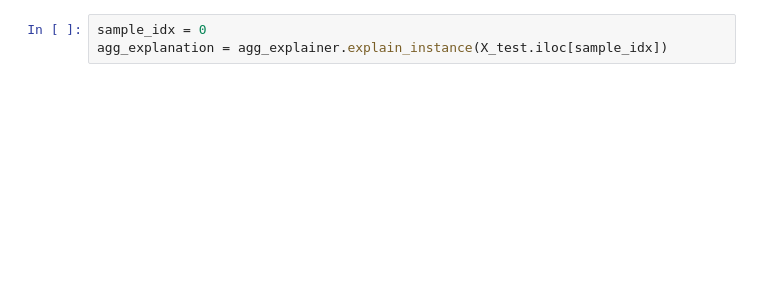
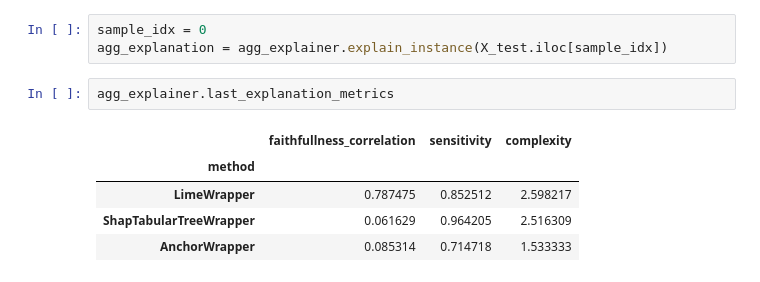
Before and after one commit to hiaac-finance/xai_aggregation, a Jupyter notebook: examples/usage_example.ipynb, the cells around one changed output. Saved outputs shown, nothing was run; the diff lists cells and outputs as text; blank space fills up the shorter version.

```diff
--- a/examples/usage_example.ipynb
+++ b/examples/usage_example.ipynb
@@ -199,6 +204,14 @@ Epoch 50/50
 # %%
 sample_idx = 0
 agg_explanation = agg_explainer.explain_instance(X_test.iloc[sample_idx])
+# %%
+agg_explainer.last_explanation_metrics
+# %% [output]
+|  | faithfullness_correlation | sensitivity | complexity |
+| method |  |  |  |
+| LimeWrapper | 0.787475 | 0.852512 | 2.598217 |
+| ShapTabularTreeWrapper | 0.061629 | 0.964205 | 2.516309 |
+| AnchorWrapper | 0.085314 | 0.714718 | 1.533333 |
 # %%
 display(agg_explanation)
 # %% [output]
```
Also changed, not shown: parts of 13 cells of this notebook, 8 other files.
